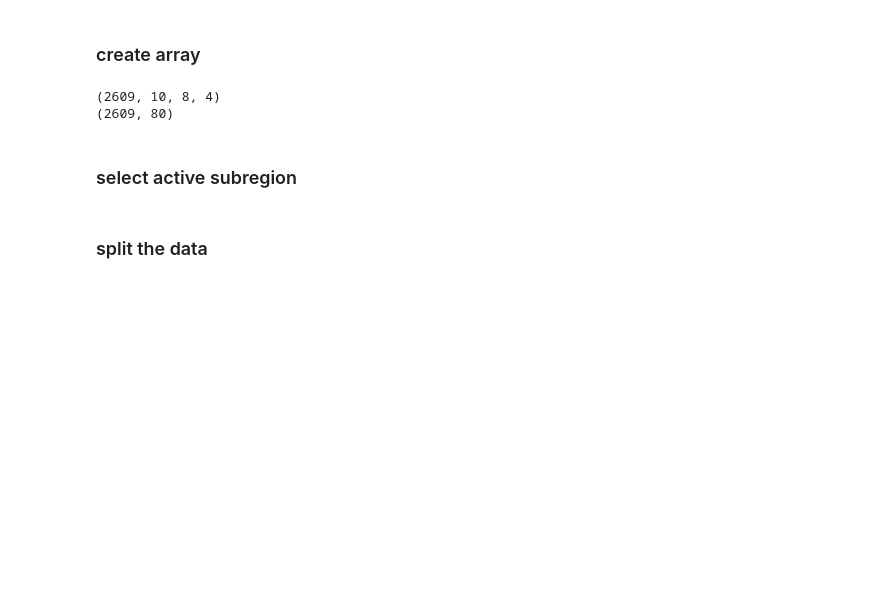
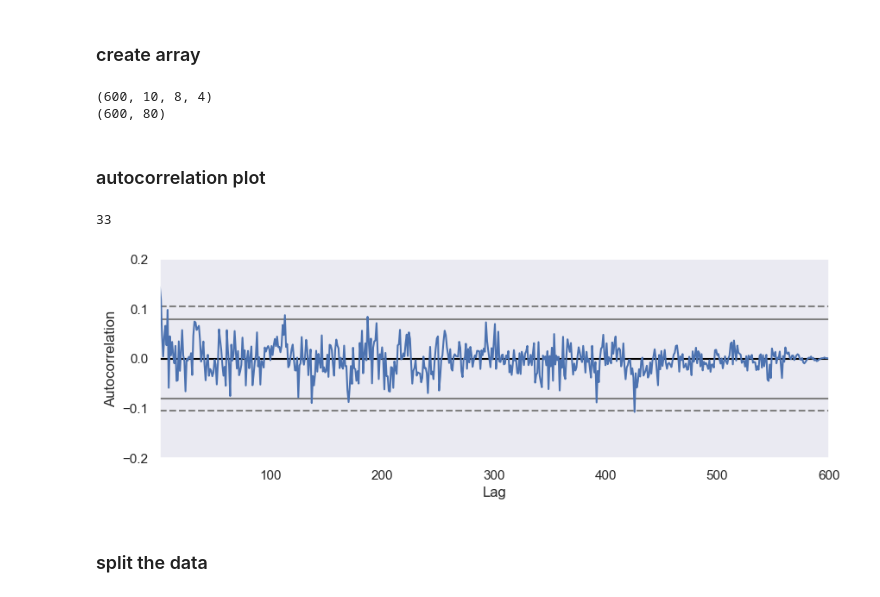
Before and after one commit to TheTrueSquirrel/thesis_spring_2023, a Jupyter notebook: linear_regression.ipynb, the cells around one changed output. Cells and saved outputs as stored; diff of their text form; code cells hidden in the pictures; blank space fills up the shorter version.

```diff
--- a/linear_regression.ipynb
+++ b/linear_regression.ipynb
@@ -5,7 +5,7 @@ import numpy as np
 import pandas as pd
 
 # Choose frequency, binsize, longitude, latitude
-freq = 'W'
+freq = 'M'
 binsize = 5
 longitude_W = 134  # minimum is 134
 longitude_E = 174  # maximum is 174
@@ -52,7 +52,9 @@ print(tensor.shape)
 
 # Reshape tensor into matrix
 matrix = np.reshape(tensor[:,:,:,0], (tensor.shape[0], -1))
+# Keep only the columns with at least one number bigger than 0
+matrix = matrix[:, (matrix > 0).sum(axis=0) >= 0]
 print(matrix.shape)
 # %% [output]
-(2609, 10, 8, 4)
-(2609, 80)
+(600, 10, 8, 4)
+(600, 80)
@@ -111,2 +60,0 @@ df
-# %% [markdown]
-### select active subregion
@@ -121,3 +61,19 @@ print("column with highest sum of magnitudes:", active_column)
+# %% [markdown]
+### autocorrelation plot
+# %%
+import matplotlib.pyplot as plt
+from pandas.plotting import autocorrelation_plot
+
+most_active = matrix.sum(axis=0).argmax()
+
+sns.set(rc={'figure.figsize':(10,3)})
+autocorrelation_plot(matrix[:,most_active])
+plt.ylim(-.2, .2)
+print(most_active)
+plt.show()
+# %% [output]
+33
+[figure, added]
 # %% [markdown]
 ### split the data
 # %%
```
Also changed, not shown: parts of 18 cells of this notebook.
